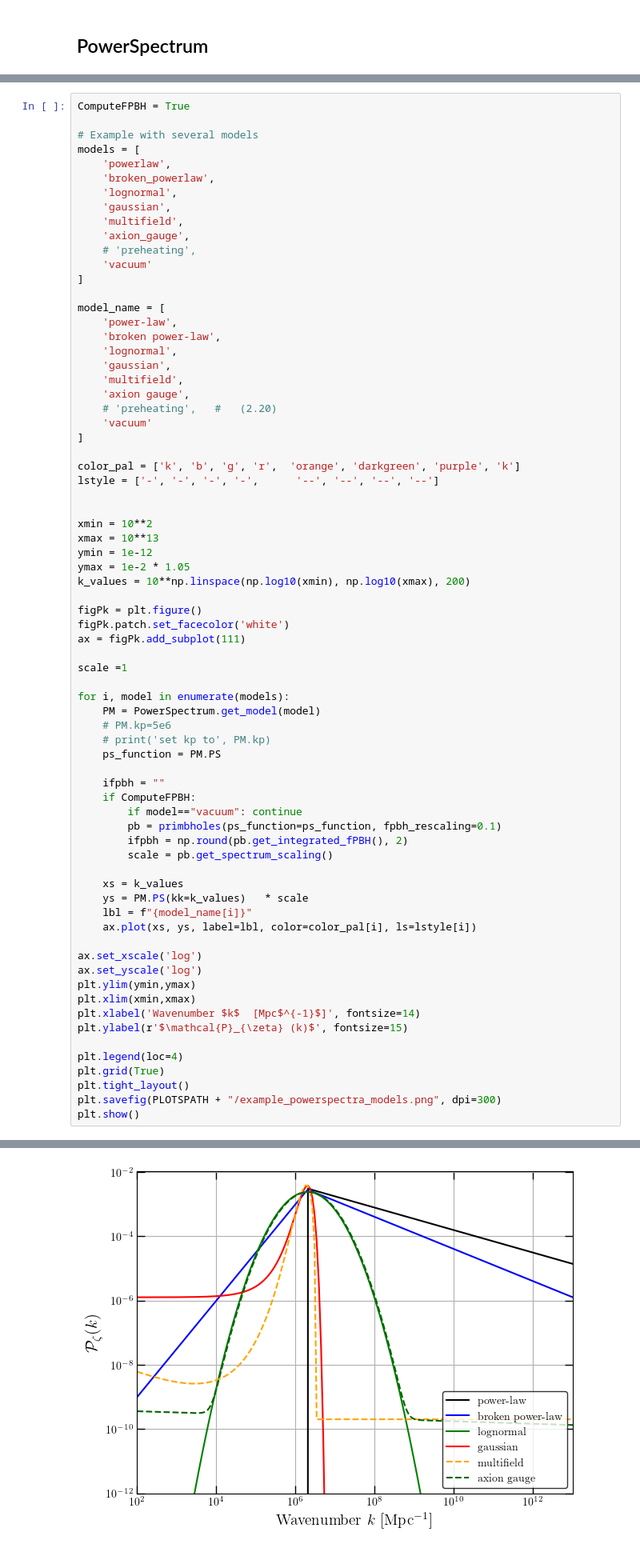
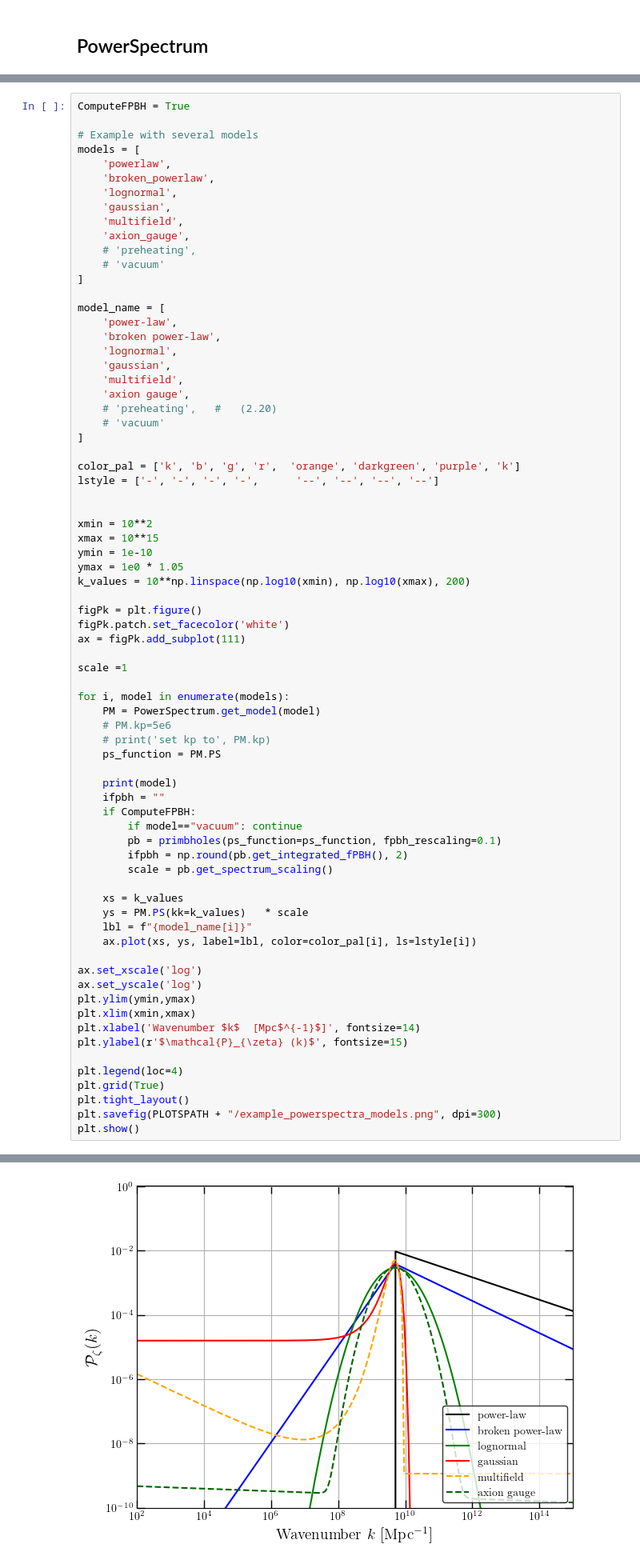
Before and after one commit to cjoana/LISA-PBH-WK, a Jupyter notebook: using_PrimBHoles.ipynb, the cells around one changed output, grey strips where cells are left out. Shown at 80% size. Cells and saved outputs as stored; diff of their text form.

```diff
--- a/using_PrimBHoles.ipynb
+++ b/using_PrimBHoles.ipynb
@@ -108,7 +108,7 @@ models = [
     'multifield',
     'axion_gauge',
     # 'preheating',
-    'vacuum'
+    # 'vacuum'
 ]
 
 model_name = [
@@ -119,7 +119,7 @@ model_name = [
     'multifield',
     'axion gauge',
     # 'preheating',   #   (2.20)
-    'vacuum'
+    # 'vacuum'
 ]
 
 color_pal = ['k', 'b', 'g', 'r',  'orange', 'darkgreen', 'purple', 'k']
@@ -127,9 +127,9 @@ lstyle = ['-', '-', '-', '-',      '--', '--', '--', '--']
 
 
 xmin = 10**2
-xmax = 10**13
-ymin = 1e-12
-ymax = 1e-2 * 1.05
+xmax = 10**15
+ymin = 1e-10
+ymax = 1e0 * 1.05
 k_values = 10**np.linspace(np.log10(xmin), np.log10(xmax), 200)
 
 figPk = plt.figure()
@@ -144,6 +144,7 @@ for i, model in enumerate(models):
     # print('set kp to', PM.kp)
     ps_function = PM.PS
 
+    print(model)
     ifpbh = ""
     if ComputeFPBH:
         if model=="vacuum": continue
@@ -229,4 +194,4 @@ Rescaling factor= 0.11590372783250175
-[figure, old version]
+[figure, new version]
 # %% [markdown]
 
 After rescaling, I get a total abundance of PBHs: fPBH= 1.0004890912864883
```
Also changed, not shown: parts of 4 cells of this notebook, 10 other files.
